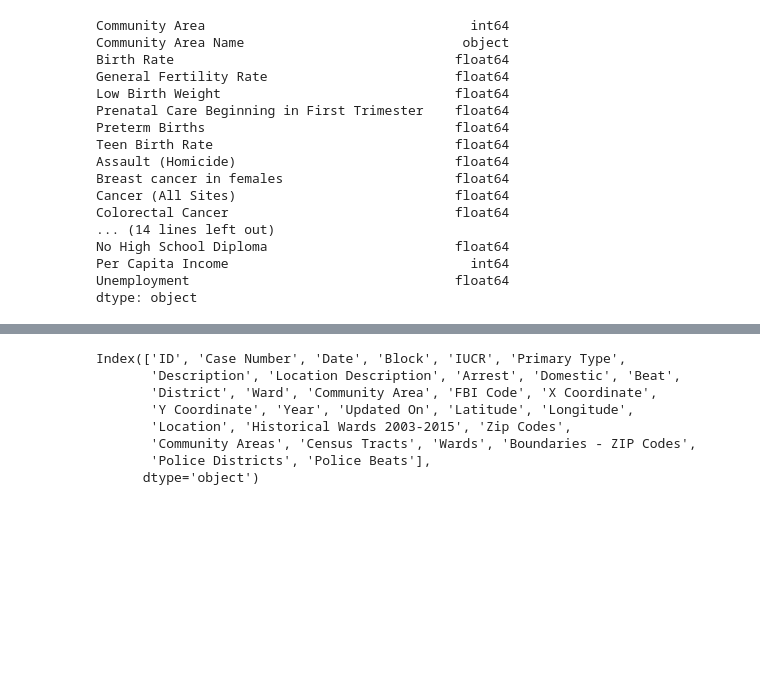
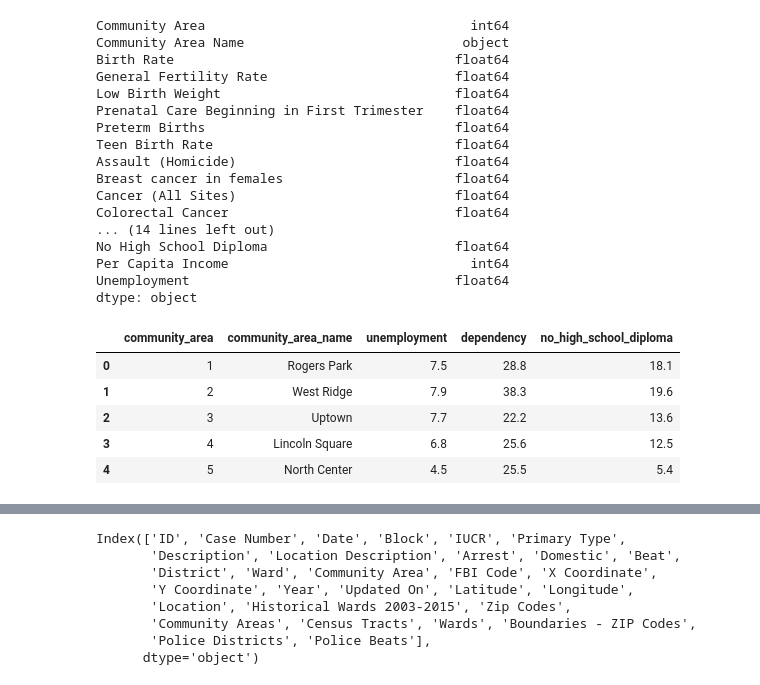
Before and after one commit to chell0011/MMA1, a Jupyter notebook: ETL/ETL.ipynb, the cells around one changed output, grey strips where cells are left out. Saved outputs shown, nothing was run; the diff lists cells and outputs as text; code cells hidden in the pictures; blank space fills up the shorter version.

```diff
--- a/ETL/ETL.ipynb
+++ b/ETL/ETL.ipynb
@@ -59,6 +61,18 @@ df_ph = df_ph_old[["Community Area", "Community Area Name", "Unemployment", "Dep
 df_ph_1 = df_ph.dropna(subset=["Community Area"])
 # %%
 df_ph_final = df_ph_1.astype({"Community Area": "str"})
+# %%
+df_ph_final = df_ph_final.rename(columns={"Community Area": "community_area", "Community Area Name": "community_area_name", "Unemployment": "unemployment",
+                           "Dependency": "dependency", "No High School Diploma": "no_high_school_diploma"})
+# %%
+df_ph_final.head()
+# %% [output]
+|  | community_area | community_area_name | unemployment | dependency | no_high_school_diploma |
+| 0 | 1 | Rogers Park | 7.5 | 28.8 | 18.1 |
+| 1 | 2 | West Ridge | 7.9 | 38.3 | 19.6 |
+| 2 | 3 | Uptown | 7.7 | 22.2 | 13.6 |
+| 3 | 4 | Lincoln Square | 6.8 | 25.6 | 12.5 |
+| 4 | 5 | North Center | 4.5 | 25.5 | 5.4 |
 # %%
 data_file_2 = "Data/Chi_Crimes2018_All.csv"
 # %%
```
Also changed, not shown: parts of 21 cells of this notebook, 2 other files.
